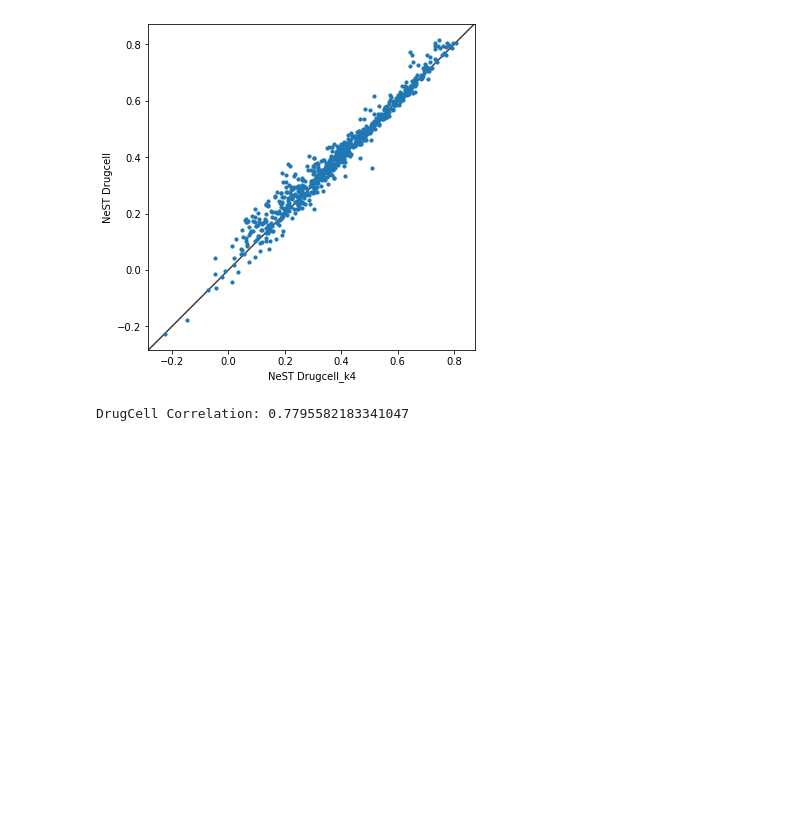
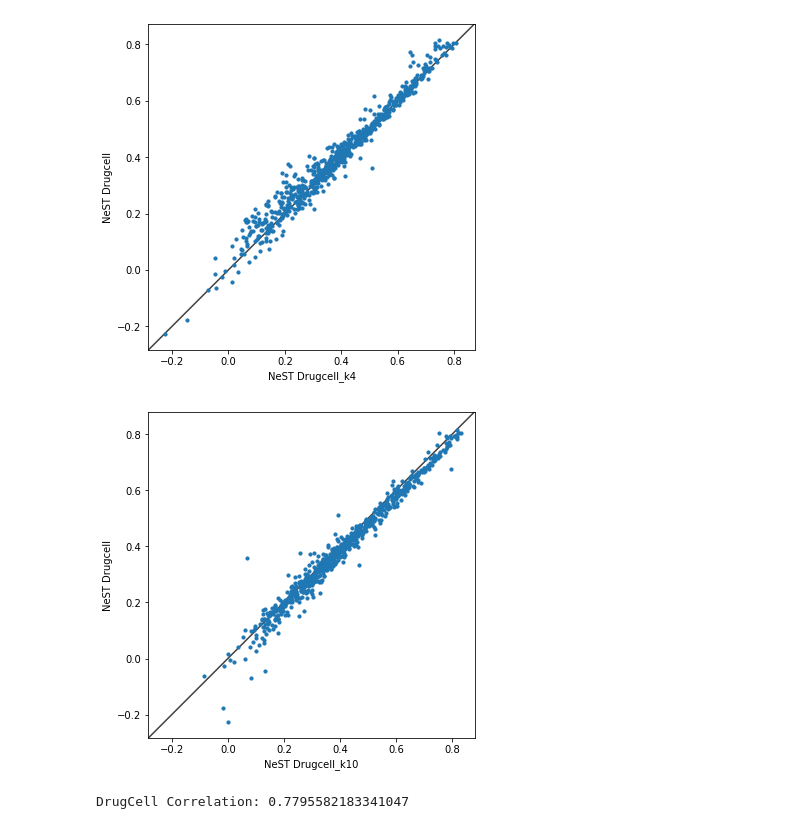
Before and after one commit to enmsilva/nest_drugcell, a Jupyter notebook: code/result_analysis.ipynb, the cells around one changed output. Cells and saved outputs as stored; diff of their text form; code cells hidden in the pictures; blank space fills up the shorter version.

```diff
--- a/code/result_analysis.ipynb
+++ b/code/result_analysis.ipynb
@@ -13,6 +13,7 @@ nest_drugcell_pred = np.loadtxt('../result/drugcell_all.predict')
 nest_drugcell_pred_cv = np.loadtxt('../result/drugcell_cv.predict')
 nest_drugcell_pred_k2 = np.loadtxt('../result/drugcell_k2.predict')
 nest_drugcell_pred_k4 = np.loadtxt('../result/drugcell_k4.predict')
+nest_drugcell_pred_k10 = np.loadtxt('../result/drugcell_k10.predict')
 drugcell_pred = np.loadtxt('../../drugcell/result/drugcell_all.predict')
 elastic_net_pred = np.loadtxt('../result/elastic_net.predict')
 # %%
@@ -177,6 +183,10 @@ compare_corr(test_df, test_df, nest_drugcell_pred_k2, nest_drugcell_pred_cv, "Ne
 compare_corr(test_df, test_df, nest_drugcell_pred_k4, nest_drugcell_pred_cv, "NeST Drugcell_k4", "NeST Drugcell")
 # %% [output]
 [figure]
+# %%
+compare_corr(test_df, test_df, nest_drugcell_pred_k10, nest_drugcell_pred_cv, "NeST Drugcell_k10", "NeST Drugcell")
+# %% [output]
+[figure, added]
 # %%
 corr = stats.spearmanr(drugcell_pred, test_df['AUC'])[0]
 print("DrugCell Correlation: " + str(corr))
```
Also changed, not shown: parts of 4 cells of this notebook, 6 other files.
